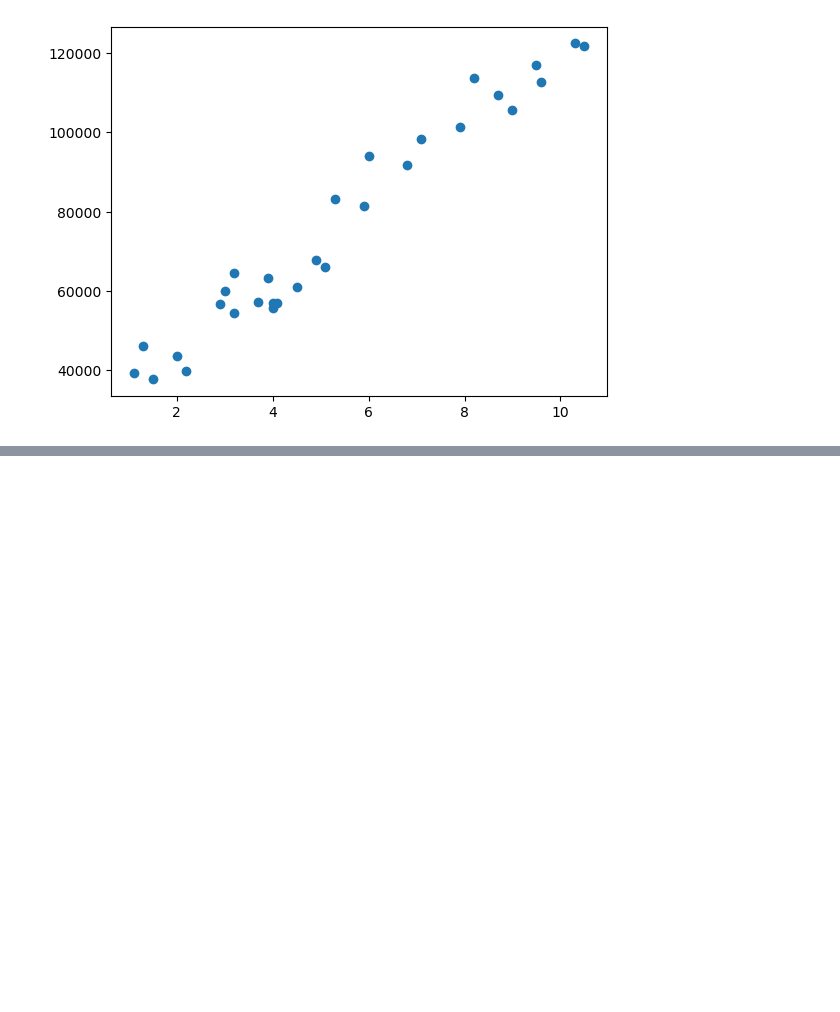
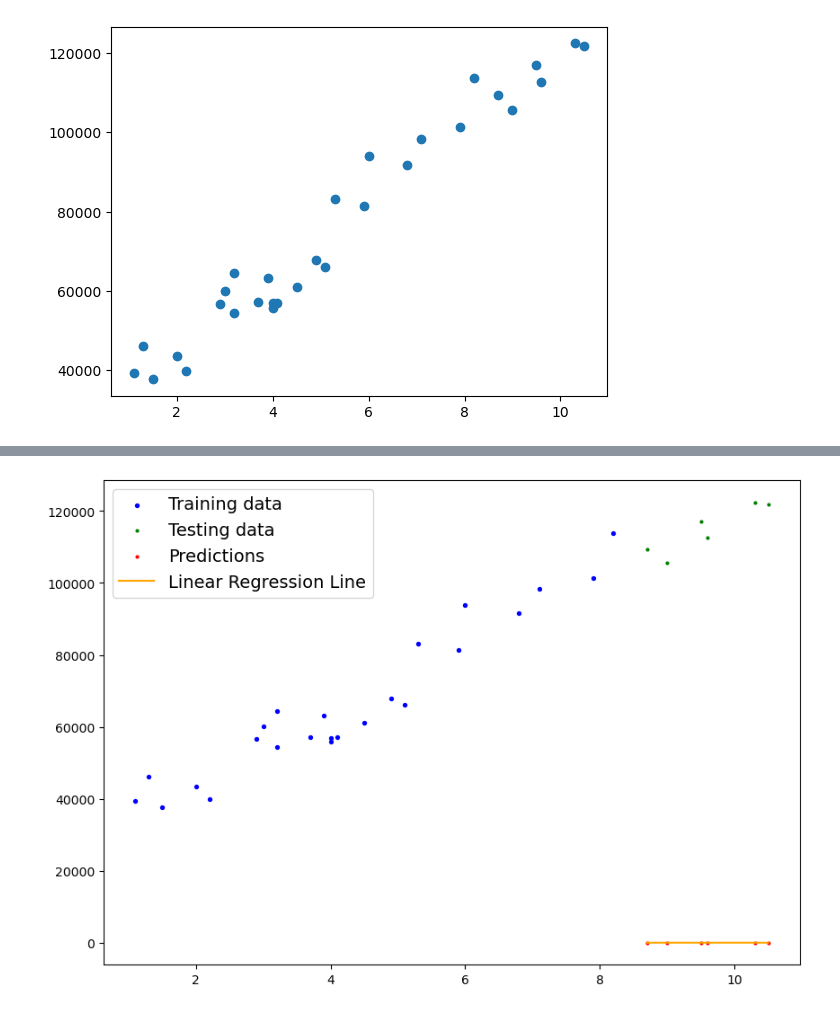
Before and after one commit to gmssameer/Machine-Learning-Practice, a Jupyter notebook: ML-Workflow.ipynb, the cells around one changed output, grey strips where cells are left out. Saved outputs shown, nothing was run; the diff lists cells and outputs as text; code cells hidden in the pictures; blank space fills up the shorter version.

```diff
--- a/ML-Workflow.ipynb
+++ b/ML-Workflow.ipynb
@@ -291,0 +436,4 @@ X.shape
+# %%
+plot_predictions(train_data=X_train ,train_labels= y_train ,test_data=X_test ,test_labels= y_test,predictions=y_preds,model_weights=model.linear_layer.weight,model_bias=model.linear_layer.bias)
+# %% [output]
+[figure, added]
```
Also changed, not shown: parts of 17 cells of this notebook, 1 other file.
